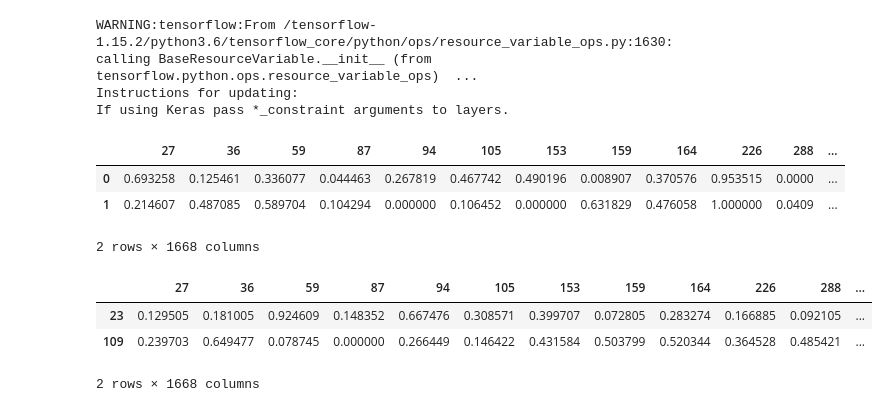
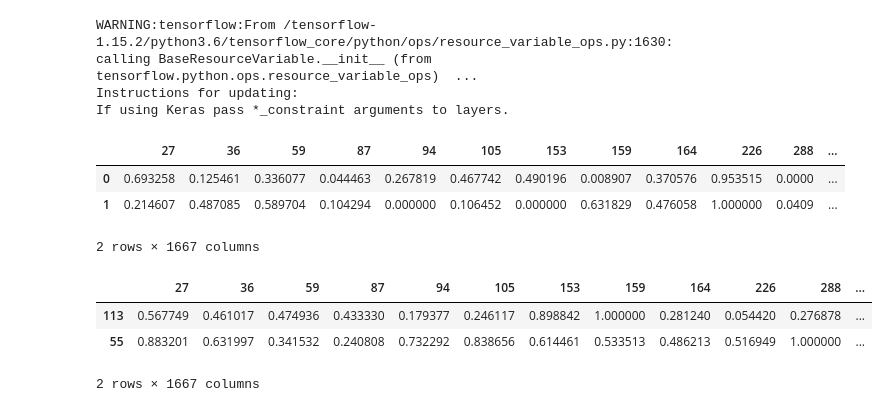
Before and after one commit to sowmyamanojna/PCOS-Gene-Expression-Data-Analysis, a Jupyter notebook: codes/vae_dae/vae_retrial.ipynb, the cells around one changed output. Cells and saved outputs as stored; diff of their text form; code cells hidden in the pictures.

```diff
--- a/codes/vae_dae/vae_retrial.ipynb
+++ b/codes/vae_dae/vae_retrial.ipynb
@@ -348,22 +348,24 @@ import matplotlib.pyplot as plt
 import seaborn as sns
 # %%
 pcos_df = pd.read_csv('/content/drive/MyDrive/aacb_project/datasets/common_normalized.csv', index_col=0)
-pcos_df = pcos_df.drop(['sample_id'], axis=1)
+pcos_df = pcos_df.drop(["sample_id", "PCOS"], axis=1)
 
 # Split 10% test set randomly
 test_set_percent = 0.1
 
 pcos_test_df = pcos_df.sample(frac=test_set_percent)
 pcos_train_df = pcos_df.drop(pcos_test_df.index)
 
 display(pcos_train_df.head(2))
 display(pcos_test_df.head(2))
+
+original_dim = pcos_df.shape[1]
 # %% [output]
 |  | 27 | 36 | 59 | 87 | 94 | 105 | 153 | 159 | 164 | 226 | 288 | ... |
 | 0 | 0.693258 | 0.125461 | 0.336077 | 0.044463 | 0.267819 | 0.467742 | 0.490196 | 0.008907 | 0.370576 | 0.953515 | 0.0000 | ... |
 | 1 | 0.214607 | 0.487085 | 0.589704 | 0.104294 | 0.000000 | 0.106452 | 0.000000 | 0.631829 | 0.476058 | 1.000000 | 0.0409 | ... |
-2 rows × 1668 columns
+2 rows × 1667 columns
 |  | 27 | 36 | 59 | 87 | 94 | 105 | 153 | 159 | 164 | 226 | 288 | ... |
-| 23 | 0.129505 | 0.181005 | 0.924609 | 0.148352 | 0.667476 | 0.308571 | 0.399707 | 0.072805 | 0.283274 | 0.166885 | 0.092105 | ... |
-| 109 | 0.239703 | 0.649477 | 0.078745 | 0.000000 | 0.266449 | 0.146422 | 0.431584 | 0.503799 | 0.520344 | 0.364528 | 0.485421 | ... |
+| 113 | 0.567749 | 0.461017 | 0.474936 | 0.433330 | 0.179377 | 0.246117 | 0.898842 | 1.000000 | 0.281240 | 0.054420 | 0.276878 | ... |
+| 55 | 0.883201 | 0.631997 | 0.341532 | 0.240808 | 0.732292 | 0.838656 | 0.614461 | 0.533513 | 0.486213 | 0.516949 | 1.000000 | ... |
-2 rows × 1668 columns
+2 rows × 1667 columns
```
Also changed, not shown: parts of 21 cells of this notebook.
